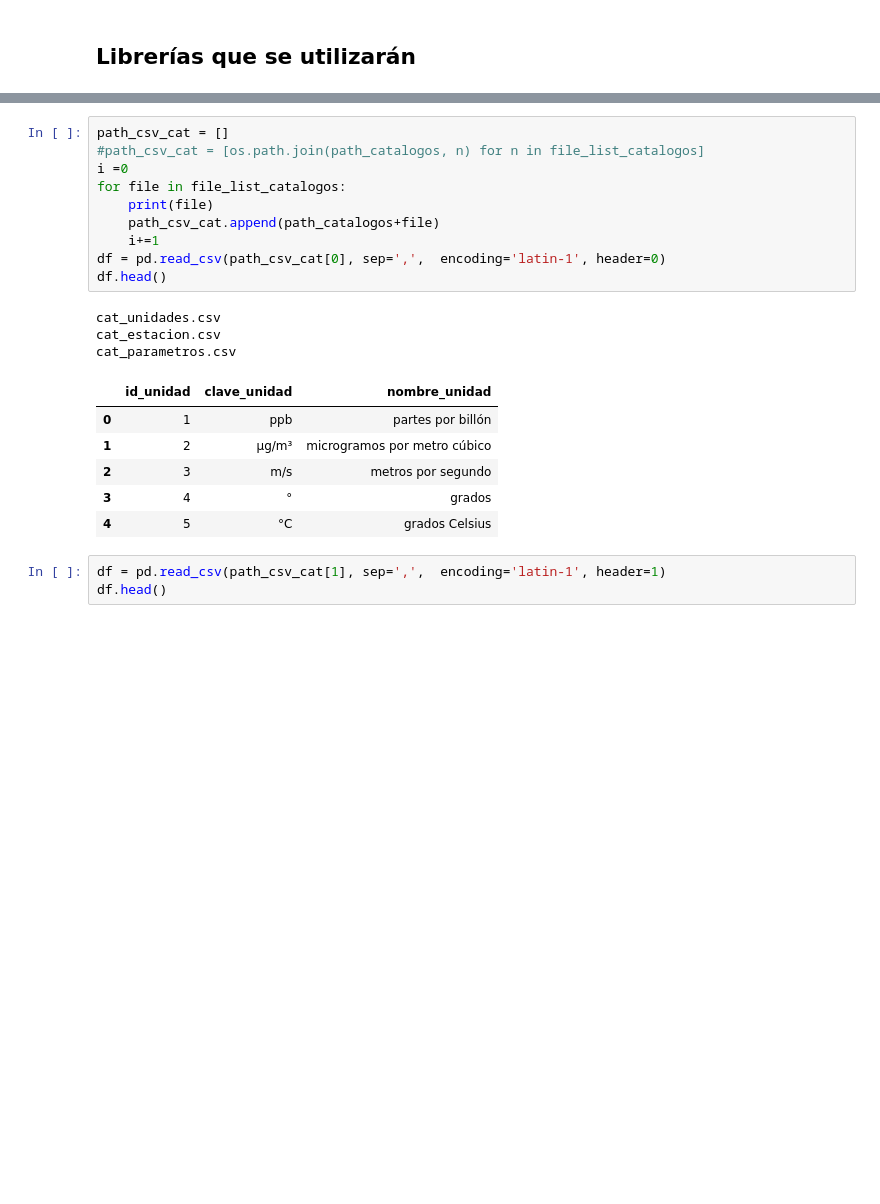
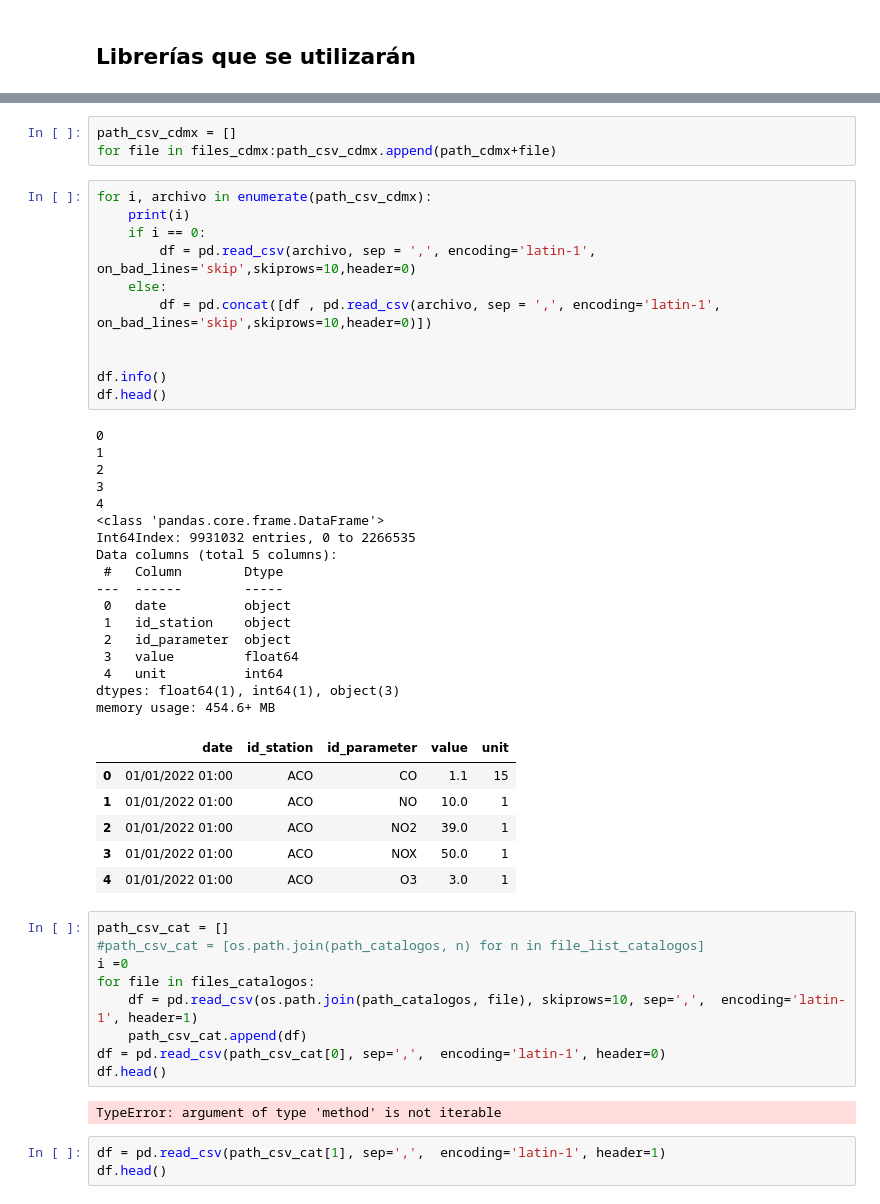
Before and after one commit to s3basttianchias/RegresionLinealSimple, a Jupyter notebook: Practica 1.ipynb, the cells around one changed output, grey strips where cells are left out. Saved outputs shown, nothing was run; the diff lists cells and outputs as text; blank space fills up the shorter version.

```diff
--- a/Practica 1.ipynb
+++ b/Practica 1.ipynb
@@ -17,25 +21,54 @@ file_list_catalogos
 # %% [output]
 ['cat_unidades.csv', 'cat_estacion.csv', 'cat_parametros.csv']
+# %%
+path_csv_cdmx = []
+for file in files_cdmx:path_csv_cdmx.append(path_cdmx+file)
+# %%
+for i, archivo in enumerate(path_csv_cdmx):
+    print(i)
+    if i == 0:
+        df = pd.read_csv(archivo, sep = ',', encoding='latin-1',  on_bad_lines='skip',skiprows=10,header=0)
+    else:
+        df = pd.concat([df , pd.read_csv(archivo, sep = ',', encoding='latin-1',  on_bad_lines='skip',skiprows=10,header=0)])
+
+
+df.info()
+df.head()
+# %% [output]
+0
+1
+2
+3
+4
+<class 'pandas.core.frame.DataFrame'>
+Int64Index: 9931032 entries, 0 to 2266535
+Data columns (total 5 columns):
+ #   Column        Dtype
+---  ------        -----
+ 0   date          object
+ 1   id_station    object
+ 2   id_parameter  object
+ 3   value         float64
+ 4   unit          int64
+dtypes: float64(1), int64(1), object(3)
+memory usage: 454.6+ MB
+|  | date | id_station | id_parameter | value | unit |
+| 0 | 01/01/2022 01:00 | ACO | CO | 1.1 | 15 |
+| 1 | 01/01/2022 01:00 | ACO | NO | 10.0 | 1 |
+| 2 | 01/01/2022 01:00 | ACO | NO2 | 39.0 | 1 |
+| 3 | 01/01/2022 01:00 | ACO | NOX | 50.0 | 1 |
+| 4 | 01/01/2022 01:00 | ACO | O3 | 3.0 | 1 |
 # %%
 path_csv_cat = []
 #path_csv_cat = [os.path.join(path_catalogos, n) for n in file_list_catalogos]
 i =0
-for file in file_list_catalogos:
-    print(file)
-    path_csv_cat.append(path_catalogos+file)
-    i+=1
+for file in files_catalogos:
+    df = pd.read_csv(os.path.join(path_catalogos, file), skiprows=10, sep=',',  encoding='latin-1', header=1)
+    path_csv_cat.append(df)
 df = pd.read_csv(path_csv_cat[0], sep=',',  encoding='latin-1', header=0)
 df.head()
 # %% [output]
-cat_unidades.csv
-cat_estacion.csv
-cat_parametros.csv
+TypeError: argument of type 'method' is not iterable
-|  | id_unidad | clave_unidad | nombre_unidad |
-| 0 | 1 | ppb | partes por billón |
-| 1 | 2 | µg/m³ | microgramos por metro cúbico |
-| 2 | 3 | m/s | metros por segundo |
-| 3 | 4 | ° | grados |
-| 4 | 5 | °C | grados Celsius |
 # %%
 df = pd.read_csv(path_csv_cat[1], sep=',',  encoding='latin-1', header=1)
 df.head()
```
Also changed, not shown: parts of 21 cells of this notebook.
